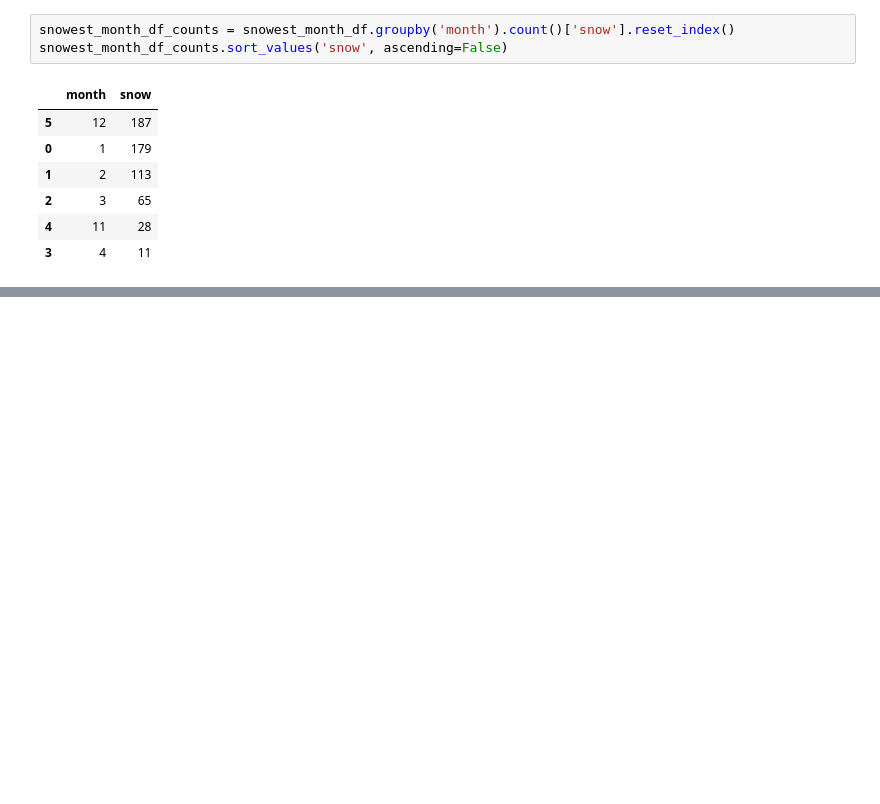
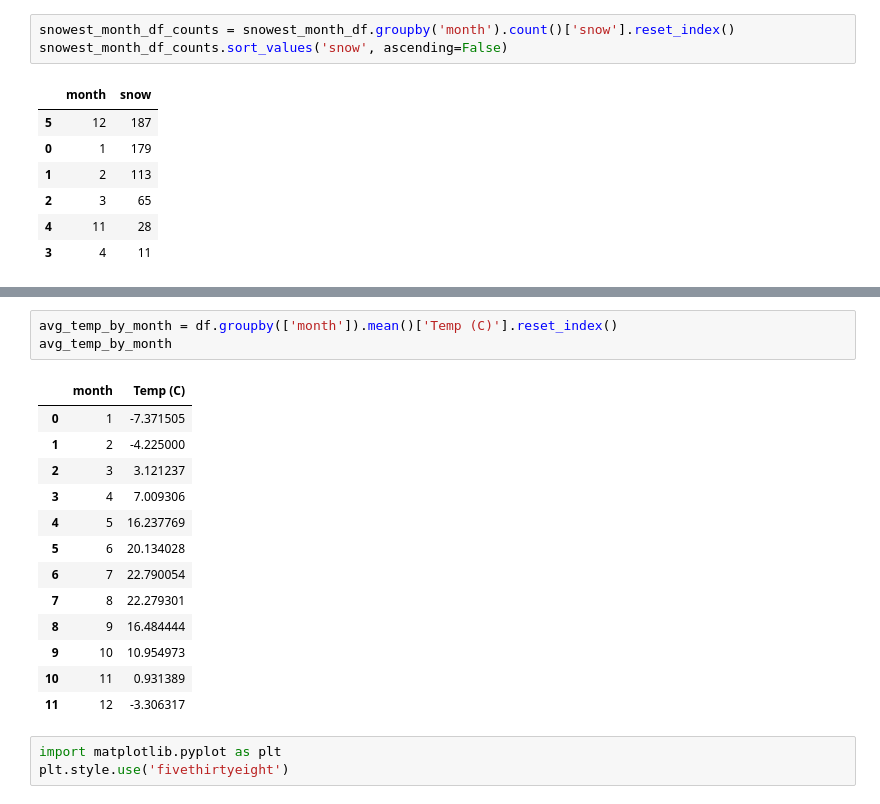
Before and after one commit to yuchild/erik_interviewqs, a Jupyter notebook: question_weather_2012.ipynb, the cells around one changed output, grey strips where cells are left out. Cells and saved outputs as stored; diff of their text form; blank space fills up the shorter version.

```diff
--- a/question_weather_2012.ipynb
+++ b/question_weather_2012.ipynb
@@ -237,0 +249,20 @@ snowest_month_df_counts.sort_values('snow', ascending=False)
+# %%
+avg_temp_by_month = df.groupby(['month']).mean()['Temp (C)'].reset_index()
+avg_temp_by_month
+# %% [output]
+|  | month | Temp (C) |
+| 0 | 1 | -7.371505 |
+| 1 | 2 | -4.225000 |
+| 2 | 3 | 3.121237 |
+| 3 | 4 | 7.009306 |
+| 4 | 5 | 16.237769 |
+| 5 | 6 | 20.134028 |
+| 6 | 7 | 22.790054 |
+| 7 | 8 | 22.279301 |
+| 8 | 9 | 16.484444 |
+| 9 | 10 | 10.954973 |
+| 10 | 11 | 0.931389 |
+| 11 | 12 | -3.306317 |
+# %%
+import matplotlib.pyplot as plt
+plt.style.use('fivethirtyeight')
```
Also changed, not shown: parts of 4 cells of this notebook.
